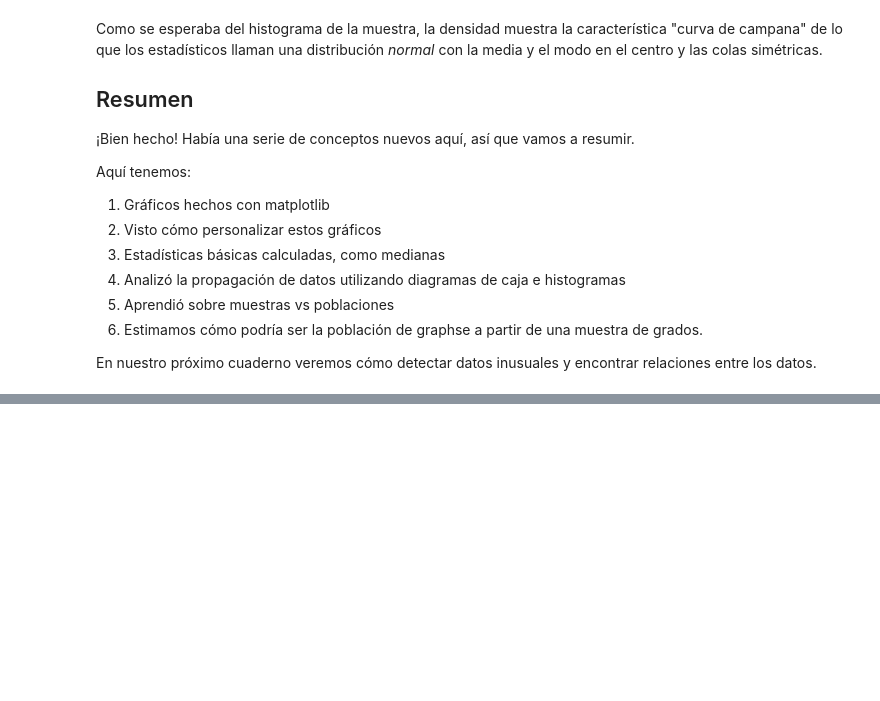
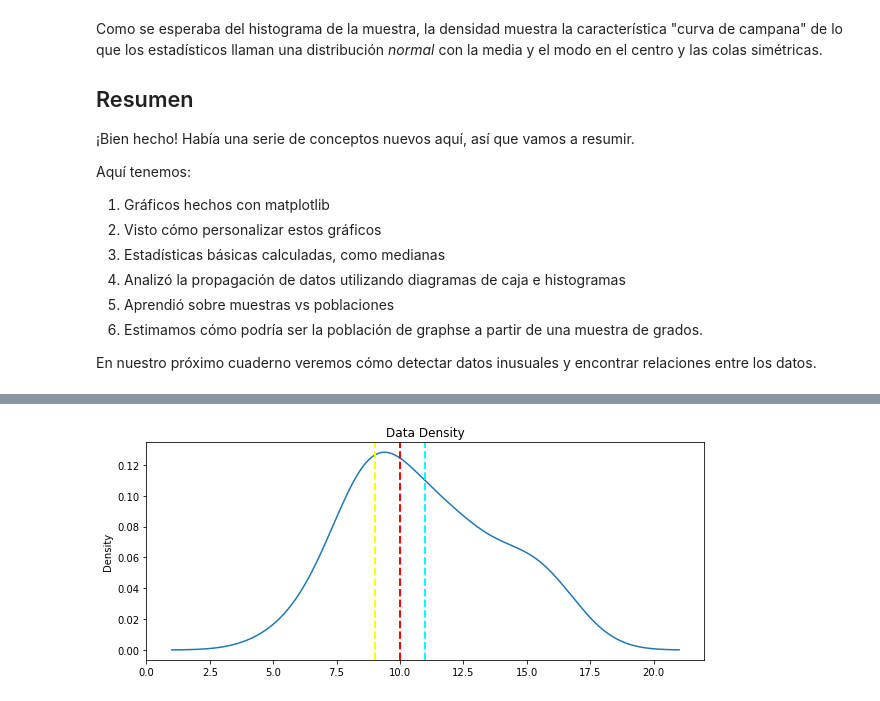
Before and after one commit to DMichelA/Extraccion-de-conocimientos-de-base-de-datos, a Jupyter notebook: Explore and analyse data with Python.ipynb, the cells around one changed output, grey strips where cells are left out. Cells and saved outputs as stored; diff of their text form; code cells hidden in the pictures; blank space fills up the shorter version.

```diff
--- a/Explore and analyse data with Python.ipynb
+++ b/Explore and analyse data with Python.ipynb
@@ -902,0 +1082,22 @@ En nuestro próximo cuaderno veremos cómo detectar datos inusuales y encontrar
+# %%
+def show_density(var_data):
+    fig = plt.figure(figsize=(10,4))
+
+    # Densidad de la parcela
+    var_data.plot.density()
+
+    # Agregar títulos y etiquetas
+    plt.title('Data Density')
+
+    # Mostrar la media, la mediana y la moda.
+    plt.axvline(x=var_data.mean(), color = 'cyan', linestyle='dashed', linewidth = 2)
+    plt.axvline(x=var_data.median(), color = 'red', linestyle='dashed', linewidth = 2)
+    plt.axvline(x=var_data.mode()[0], color = 'yellow', linestyle='dashed', linewidth = 2)
+
+    # Mostrar la figura
+    plt.show()
+
+# Obtenga la densidad de las horas de estudio
+show_density(col)
+# %% [output]
+[figure, added]
```
Also changed, not shown: parts of 37 cells of this notebook.
